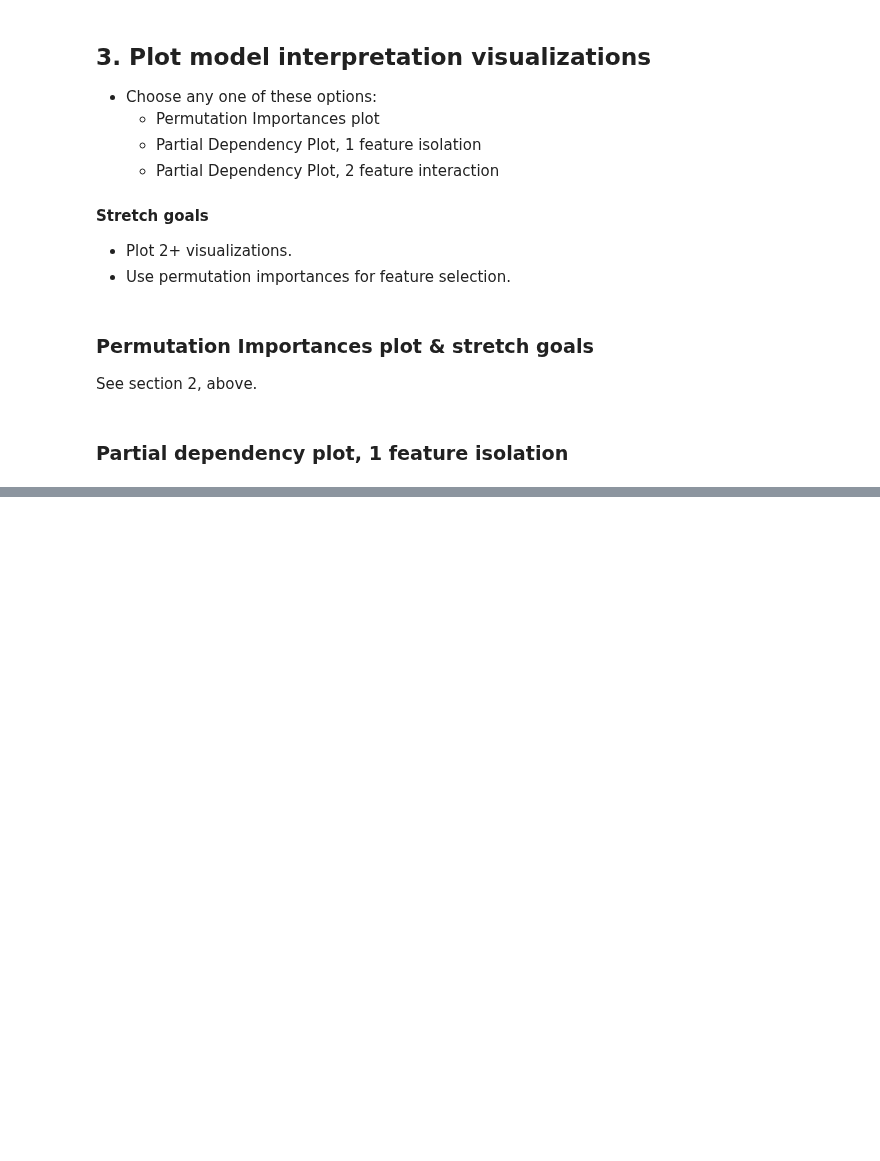
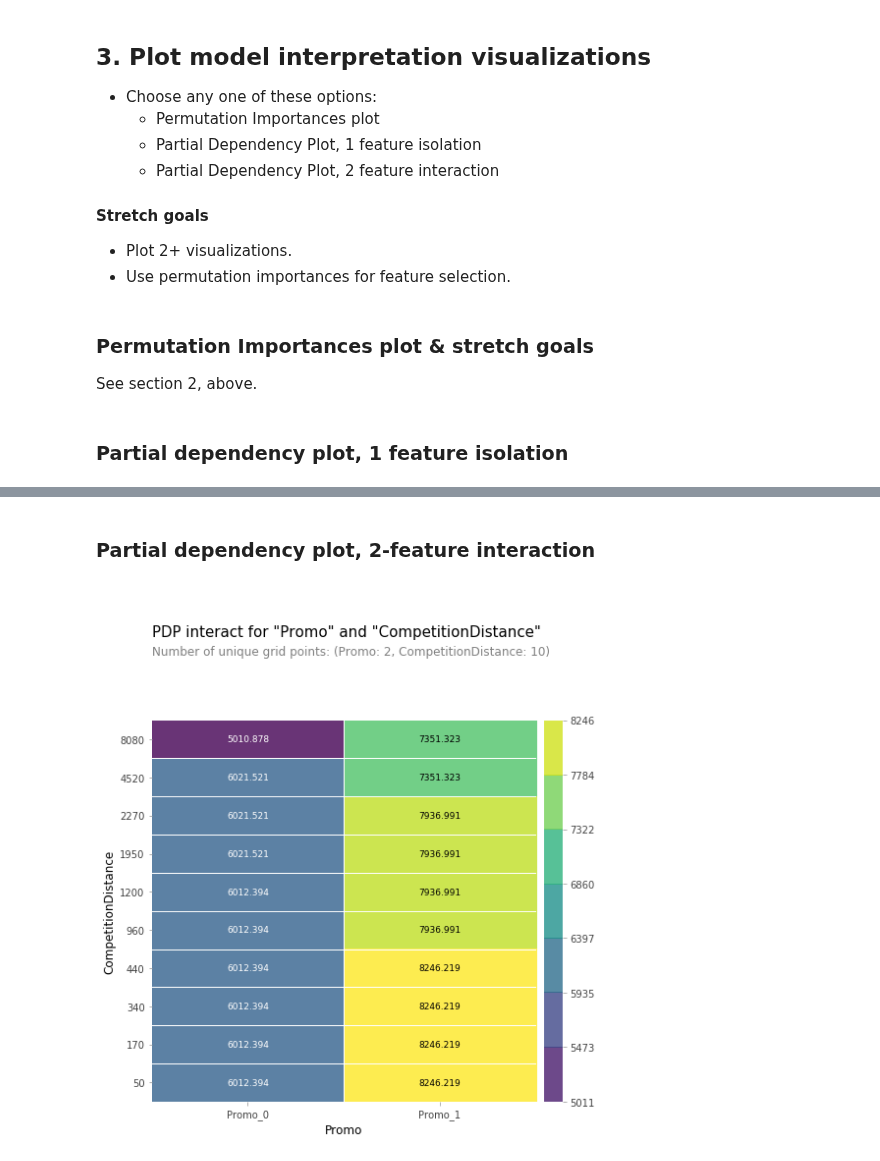
Before and after one commit to LambdaSchool/DEPRECATED-DS-Unit-2-Applied-Modeling, a Jupyter notebook: DS_Sprint_Challenge_8_Regression_2.ipynb, the cells around one changed output, grey strips where cells are left out. Saved outputs shown, nothing was run; the diff lists cells and outputs as text; code cells hidden in the pictures; blank space fills up the shorter version.

```diff
--- a/DS_Sprint_Challenge_8_Regression_2.ipynb
+++ b/DS_Sprint_Challenge_8_Regression_2.ipynb
@@ -650,0 +667,18 @@ pdpbox.pdp.pdp_plot(isolated, feature_name=feature);
+# %% [markdown]
+### Partial dependency plot, 2-feature interaction
+# %%
+# Generate partial dependency interaction plot for 'Promo' and
+# 'CompetitionDistance' features of random forest regressor model.
+features = ['Promo', 'CompetitionDistance']
+
+interaction = pdpbox.pdp.pdp_interact(
+    model=rf_model,
+    dataset=pd.DataFrame(X_val_encoded_imputed,
+                         columns=X_val_encoded.columns),
+    model_features=X_val_encoded.columns,
+    features=features
+)
+
+pdpbox.pdp.pdp_interact_plot(interaction, plot_type='grid', feature_names=features);
+# %% [output]
+[figure, added]
```
Also changed, not shown: parts of 2 cells of this notebook.
